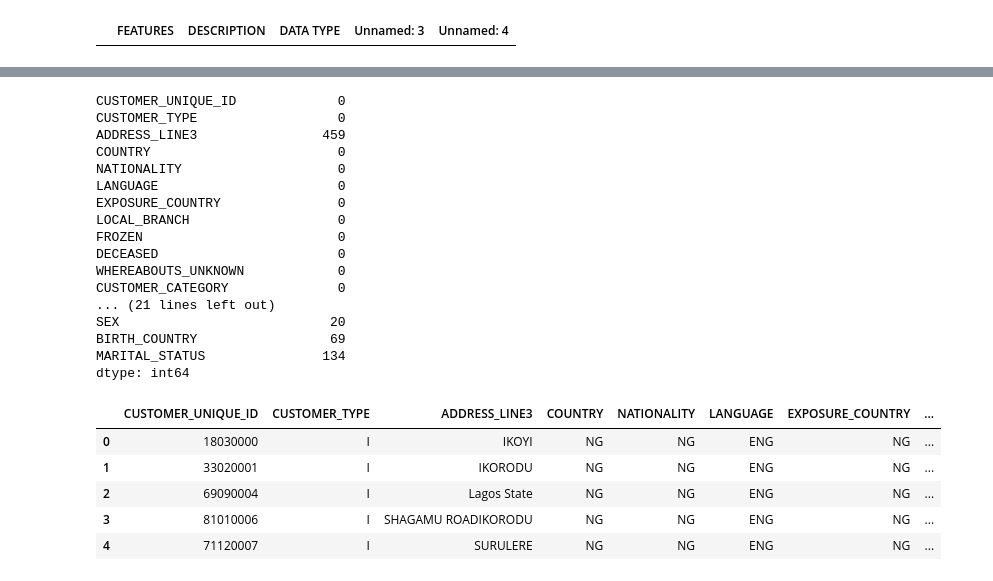
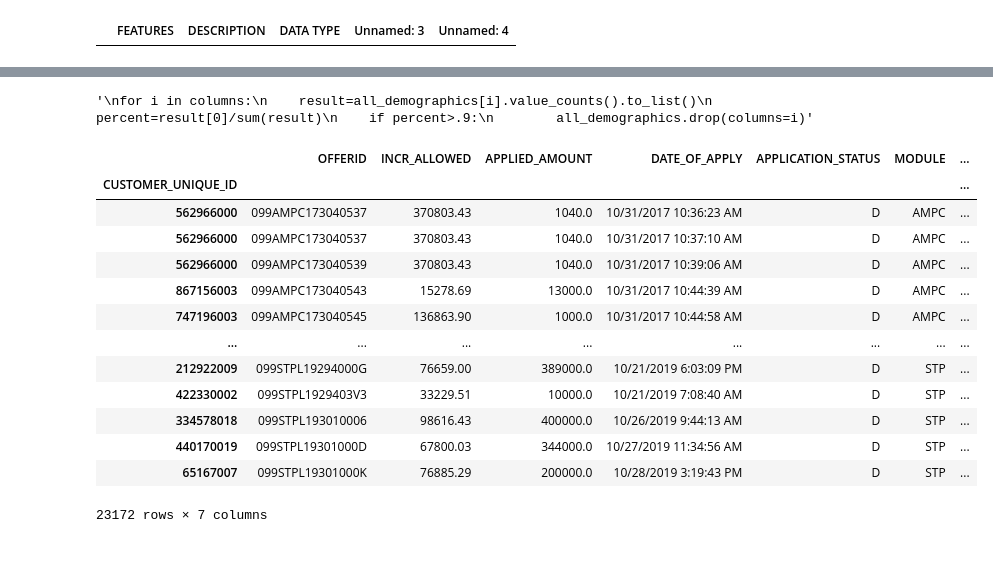
Before and after one commit to Ayanlola2002/Stutern, a Jupyter notebook: Stutern_Group_Task.ipynb, the cells around one changed output, grey strips where cells are left out. Cells and saved outputs as stored; diff of their text form; code cells hidden in the pictures; blank space fills up the shorter version.

```diff
--- a/Stutern_Group_Task.ipynb
+++ b/Stutern_Group_Task.ipynb
@@ -424,38 +407,30 @@ columns=all_demographics.columns
 # %%
-
+'''
 for i in columns:
     result=all_demographics[i].value_counts().to_list()
     percent=result[0]/sum(result)
     if percent>.9:
-        all_demographics.drop(columns=i)
+        all_demographics.drop(columns=i)'''
+# %% [output]
+'\nfor i in columns:\n    result=all_demographics[i].value_counts().to_list()\n    percent=result[0]/sum(result)\n    if percent>.9:\n        all_demographics.drop(columns=i)'
-# %%
-all_demographics.isnull().sum()
-# %% [output]
-CUSTOMER_UNIQUE_ID             0
-CUSTOMER_TYPE                  0
-ADDRESS_LINE3                459
-COUNTRY                        0
-NATIONALITY                    0
-LANGUAGE                       0
-EXPOSURE_COUNTRY               0
-LOCAL_BRANCH                   0
-FROZEN                         0
-DECEASED                       0
-WHEREABOUTS_UNKNOWN            0
-CUSTOMER_CATEGORY              0
-... (21 lines left out)
-SEX                           20
-BIRTH_COUNTRY                 69
-MARITAL_STATUS               134
-dtype: int64
-# %%
-all_demographics.head()
-# %% [output]
-|  | CUSTOMER_UNIQUE_ID | CUSTOMER_TYPE | ADDRESS_LINE3 | COUNTRY | NATIONALITY | LANGUAGE | EXPOSURE_COUNTRY | ... |
-| 0 | 18030000 | I | IKOYI | NG | NG | ENG | NG | ... |
-| 1 | 33020001 | I | IKORODU | NG | NG | ENG | NG | ... |
-| 2 | 69090004 | I | Lagos State | NG | NG | ENG | NG | ... |
-| 3 | 81010006 | I | SHAGAMU ROADIKORODU | NG | NG | ENG | NG | ... |
-| 4 | 71120007 | I | SURULERE | NG | NG | ENG | NG | ... |
 # %%
 all_loans_application.index=all_loans_application.index.astype('int')
+# %%
+all_loans_application_data=all_loans_application.copy()
+# %%
+all_loans_application_data
+# %% [output]
+|  | OFFERID | INCR_ALLOWED | APPLIED_AMOUNT | DATE_OF_APPLY | APPLICATION_STATUS | MODULE | ... |
+| CUSTOMER_UNIQUE_ID |  |  |  |  |  |  | ... |
+| 562966000 | 099AMPC173040537 | 370803.43 | 1040.0 | 10/31/2017 10:36:23 AM | D | AMPC | ... |
+| 562966000 | 099AMPC173040537 | 370803.43 | 1040.0 | 10/31/2017 10:37:10 AM | D | AMPC | ... |
+| 562966000 | 099AMPC173040539 | 370803.43 | 1040.0 | 10/31/2017 10:39:06 AM | D | AMPC | ... |
+| 867156003 | 099AMPC173040543 | 15278.69 | 13000.0 | 10/31/2017 10:44:39 AM | D | AMPC | ... |
+| 747196003 | 099AMPC173040545 | 136863.90 | 1000.0 | 10/31/2017 10:44:58 AM | D | AMPC | ... |
+| ... | ... | ... | ... | ... | ... | ... | ... |
+| 212922009 | 099STPL19294000G | 76659.00 | 389000.0 | 10/21/2019 6:03:09 PM | D | STP | ... |
+| 422330002 | 099STPL1929403V3 | 33229.51 | 10000.0 | 10/21/2019 7:08:40 AM | D | STP | ... |
+| 334578018 | 099STPL193010006 | 98616.43 | 400000.0 | 10/26/2019 9:44:13 AM | D | STP | ... |
+| 440170019 | 099STPL19301000D | 67800.03 | 344000.0 | 10/27/2019 11:34:56 AM | D | STP | ... |
+| 65167007 | 099STPL19301000K | 76885.29 | 200000.0 | 10/28/2019 3:19:43 PM | D | STP | ... |
+23172 rows × 7 columns
```
Also changed, not shown: parts of 30 cells of this notebook.
